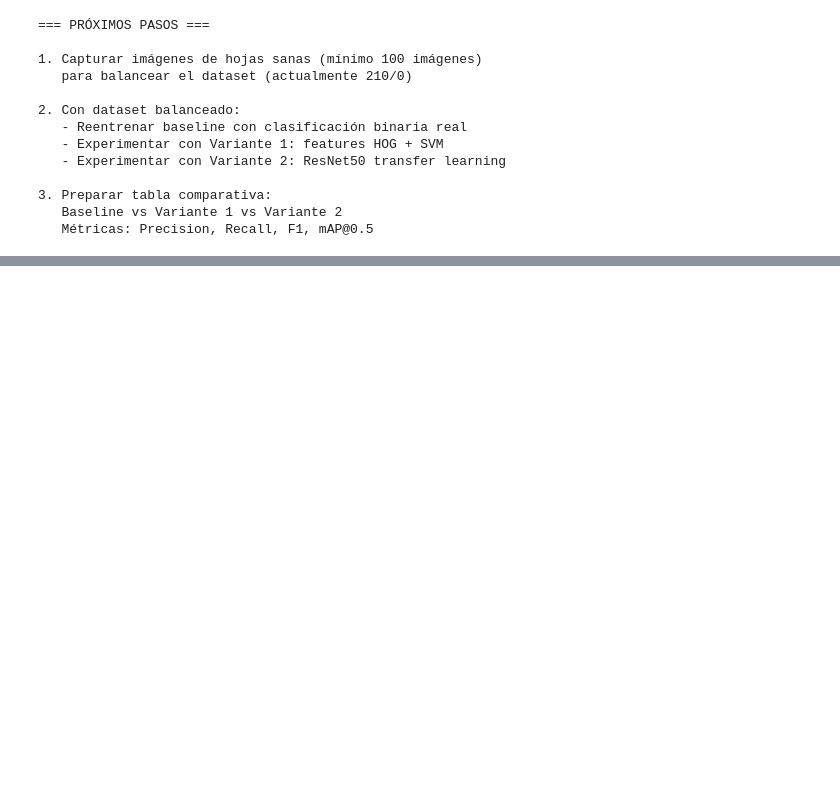
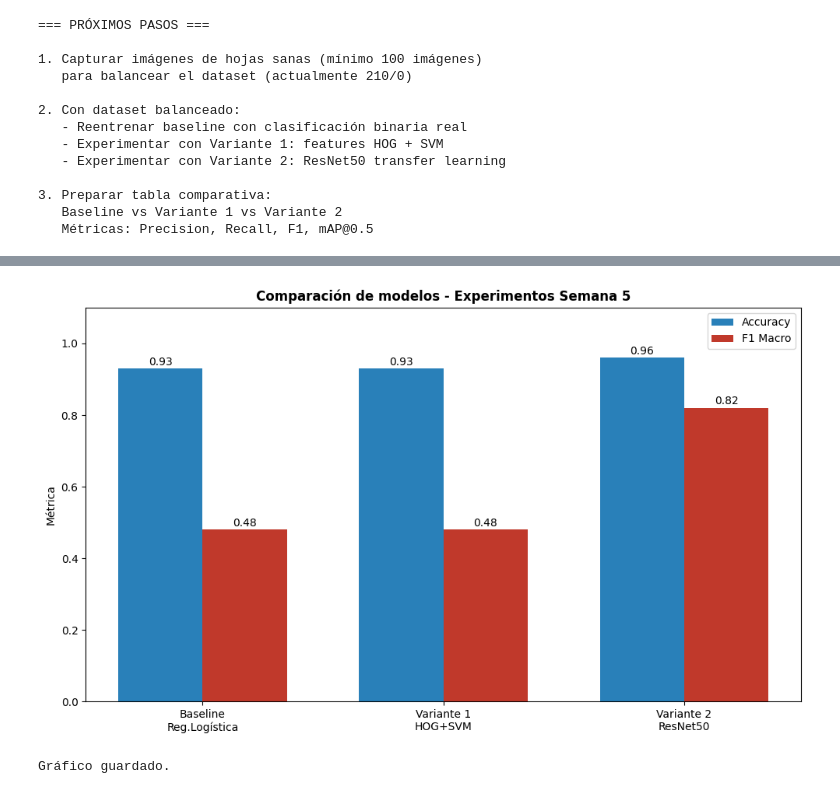
Before and after one commit to ggvvzza/mosca-blanca-olivar-CNN, a Jupyter notebook: cuadernos/EDA_basico.ipynb, the cells around one changed output, grey strips where cells are left out. Drawn from its saved outputs; the diff is of its cells as text; code cells hidden in the pictures; blank space fills up the shorter version.

Commit message:
Agregar variantes HOG+SVM y ResNet50 con gráfico comparativo

```diff
--- a/cuadernos/EDA_basico.ipynb
+++ b/cuadernos/EDA_basico.ipynb
@@ -401,0 +525,36 @@ print("   Métricas: Precision, Recall, F1, mAP@0.5")
+# %%
+import matplotlib.pyplot as plt
+import numpy as np
+
+modelos = ['Baseline\nReg.Logística', 'Variante 1\nHOG+SVM', 'Variante 2\nResNet50']
+accuracy = [0.93, 0.93, 0.96]
+f1_macro = [0.48, 0.48, 0.82]
+
+x = np.arange(len(modelos))
+width = 0.35
+
+fig, ax = plt.subplots(figsize=(10, 6))
+bars1 = ax.bar(x - width/2, accuracy, width, label='Accuracy', color='#2980b9')
+bars2 = ax.bar(x + width/2, f1_macro, width, label='F1 Macro', color='#c0392b')
+
+ax.set_title('Comparación de modelos - Experimentos Semana 5', fontweight='bold')
+ax.set_ylabel('Métrica')
+ax.set_xticks(x)
+ax.set_xticklabels(modelos)
+ax.legend()
+ax.set_ylim(0, 1.1)
+
+for bar in bars1:
+    ax.text(bar.get_x() + bar.get_width()/2., bar.get_height() + 0.01,
+            f'{bar.get_height():.2f}', ha='center', fontsize=10)
+for bar in bars2:
+    ax.text(bar.get_x() + bar.get_width()/2., bar.get_height() + 0.01,
+            f'{bar.get_height():.2f}', ha='center', fontsize=10)
+
+plt.tight_layout()
+plt.savefig('comparacion_modelos.png', dpi=150, bbox_inches='tight')
+plt.show()
+print('Gráfico guardado.')
+# %% [output]
+[figure, added]
+Gráfico guardado.
```
Also changed, not shown: parts of 4 cells of this notebook.
